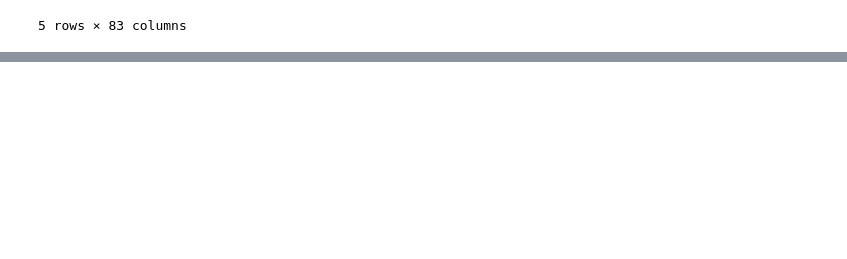
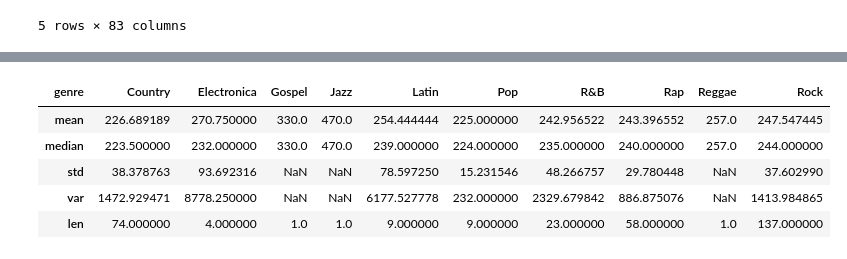
Before and after one commit to AndrewJeong89/GA-DSI, a Jupyter notebook: projects/projects-weekly/project-02/Project 2 - Andrew Jeong.ipynb, the cells around one changed output, grey strips where cells are left out. Saved outputs shown, nothing was run; the diff lists cells and outputs as text; code cells hidden in the pictures; blank space fills up the shorter version.

```diff
--- a/projects/projects-weekly/project-02/Project 2 - Andrew Jeong.ipynb
+++ b/projects/projects-weekly/project-02/Project 2 - Andrew Jeong.ipynb
@@ -66,0 +123,9 @@ dtype: object
+# %%
+pd.pivot_table(bb, index = 'genre', values = 'time', aggfunc = [np.mean, np.median, np.std, np.var, len]).T
+# %% [output]
+| genre | Country | Electronica | Gospel | Jazz | Latin | Pop | R&B | Rap | Reggae | Rock |
+| mean | 226.689189 | 270.750000 | 330.0 | 470.0 | 254.444444 | 225.000000 | 242.956522 | 243.396552 | 257.0 | 247.547445 |
+| median | 223.500000 | 232.000000 | 330.0 | 470.0 | 239.000000 | 224.000000 | 235.000000 | 240.000000 | 257.0 | 244.000000 |
+| std | 38.378763 | 93.692316 | NaN | NaN | 78.597250 | 15.231546 | 48.266757 | 29.780448 | NaN | 37.602990 |
+| var | 1472.929471 | 8778.250000 | NaN | NaN | 6177.527778 | 232.000000 | 2329.679842 | 886.875076 | NaN | 1413.984865 |
+| len | 74.000000 | 4.000000 | 1.0 | 1.0 | 9.000000 | 9.000000 | 23.000000 | 58.000000 | 1.0 | 137.000000 |
```
Also changed, not shown: parts of 12 cells of this notebook, 1 other file.
